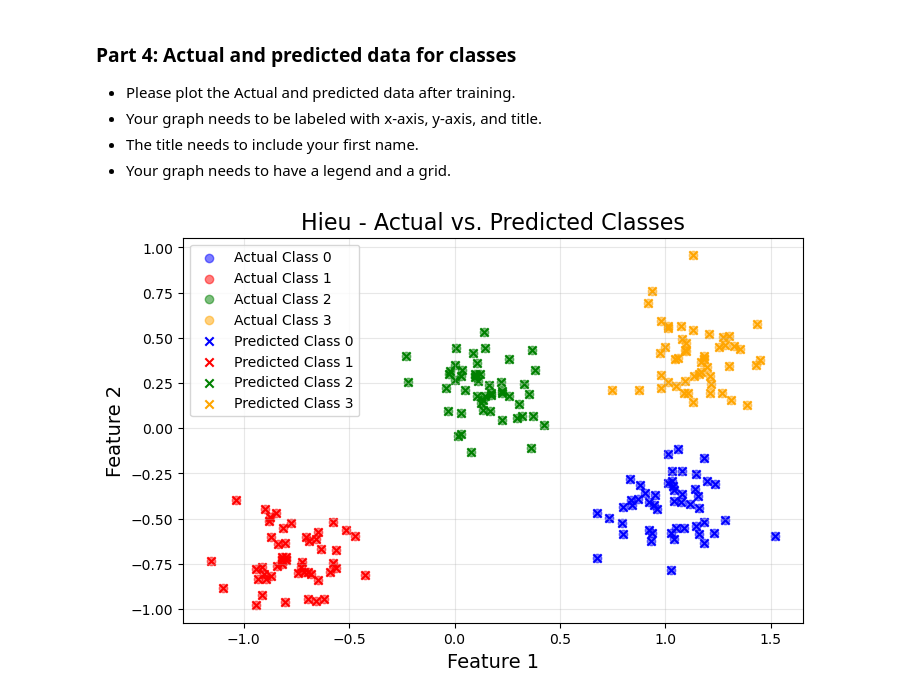
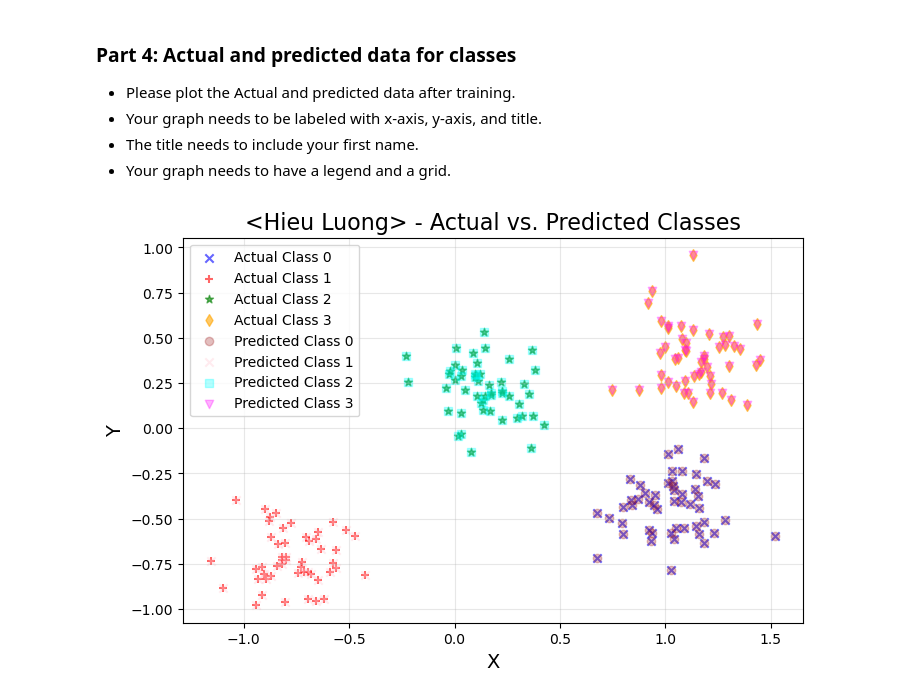
Before and after one commit to HoweyLuong/Lab5_CS457, a Jupyter notebook: Lab5.ipynb, the cells around one changed output. Drawn from its saved outputs; the diff is of its cells as text; code cells hidden in the pictures.

```diff
--- a/Lab5.ipynb
+++ b/Lab5.ipynb
@@ -386,8 +385,14 @@ It basically outputs probabilities for each class we wish to predict, and they a
 
 Let's try a 4-class classification problem using the following network:
 # %%
+from sklearn.preprocessing import StandardScaler
 X, y = make_blobs(n_samples=200, centers=4, center_box=(-1.2, 1.2), cluster_std=[0.15, 0.15, 0.15, 0.15], random_state=12345)
-X_t = torch.tensor(X,dtype=torch.float32)
+
+#Initialize and apply StandardScaler to normalize the feature set
+scaler = StandardScaler()
+X_scaled = scaler.fit_transform(X)
+#Convert the processed dataset into the Pytorch tensors
+X_t = torch.tensor(X_scaled,dtype=torch.float32)
 y_t = torch.tensor(y,dtype=torch.long)
 
 # have dataset
@@ -509,30 +506,30 @@ plt.show()
 # %%
 # Get predictions from the trained model
 with torch.no_grad():  # Disable gradient computation for efficiency
     y_pred = model_2(X_t)
     _, predicted_labels = torch.max(y_pred, 1)  # Get the class predictions
 
-# Plot Actual vs. Predicted Classes
+# Have the plot with the figure with the acutal and preidted class
 plt.figure(figsize=(8, 5))
 
-# Actual data (Ground Truth)
-plt.scatter(X[y == 0, 0], X[y == 0, 1], color="blue", label="Actual Class 0", alpha=0.5)
-plt.scatter(X[y == 1, 0], X[y == 1, 1], color="red", label="Actual Class 1", alpha=0.5)
-plt.scatter(X[y == 2, 0], X[y == 2, 1], color="green", label="Actual Class 2", alpha=0.5)
-plt.scatter(X[y == 3, 0], X[y == 3, 1], color="orange", label="Actual Class 3", alpha=0.5)
+# Actual data
+plt.scatter(X[y == 0, 0], X[y == 0, 1], color="blue", marker='x', label="Actual Class 0", alpha=0.6)
+plt.scatter(X[y == 1, 0], X[y == 1, 1], color="red", marker='+',label="Actual Class 1", alpha=0.6)
+plt.scatter(X[y == 2, 0], X[y == 2, 1], color="green",marker= '*', label="Actual Class 2", alpha=0.6)
+plt.scatter(X[y == 3, 0], X[y == 3, 1], color="orange",marker='d', label="Actual Class 3", alpha=0.6)
 
-# Predicted data (Overlay predictions with different markers)
-plt.scatter(X[predicted_labels == 0, 0], X[predicted_labels == 0, 1], marker="x", color="blue", label="Predicted Class 0")
-plt.scatter(X[predicted_labels == 1, 0], X[predicted_labels == 1, 1], marker="x", color="red", label="Predicted Class 1")
-plt.scatter(X[predicted_labels == 2, 0], X[predicted_labels == 2, 1], marker="x", color="green", label="Predicted Class 2")
-plt.scatter(X[predicted_labels == 3, 0], X[predicted_labels == 3, 1], marker="x", color="orange", label="Predicted Class 3")
+# Predicted data
+plt.scatter(X[predicted_labels == 0, 0], X[predicted_labels == 0, 1], marker="o", color="brown", label="Predicted Class 0", alpha =0.3)
+plt.scatter(X[predicted_labels == 1, 0], X[predicted_labels == 1, 1], marker="x", color="pink", label="Predicted Class 1", alpha =0.3)
+plt.scatter(X[predicted_labels == 2, 0], X[predicted_labels == 2, 1], marker="s", color="cyan", label="Predicted Class 2", alpha =0.3)
+plt.scatter(X[predicted_labels == 3, 0], X[predicted_labels == 3, 1], marker="v", color="magenta", label="Predicted Class 3", alpha=0.3)
 
 # Labels, title, and legend
-plt.xlabel("Feature 1", fontsize=14)
-plt.ylabel("Feature 2", fontsize=14)
-plt.title("Hieu - Actual vs. Predicted Classes", fontsize=16)
+plt.xlabel("X", fontsize=14)
+plt.ylabel("Y", fontsize=14)
+plt.title("<Hieu Luong> - Actual vs. Predicted Classes", fontsize=16)
 plt.legend()
 plt.grid(alpha=0.3)
 plt.show()
 # %% [output]
-[figure, old version]
+[figure, new version]
```
Also changed, not shown: parts of 11 cells of this notebook.
